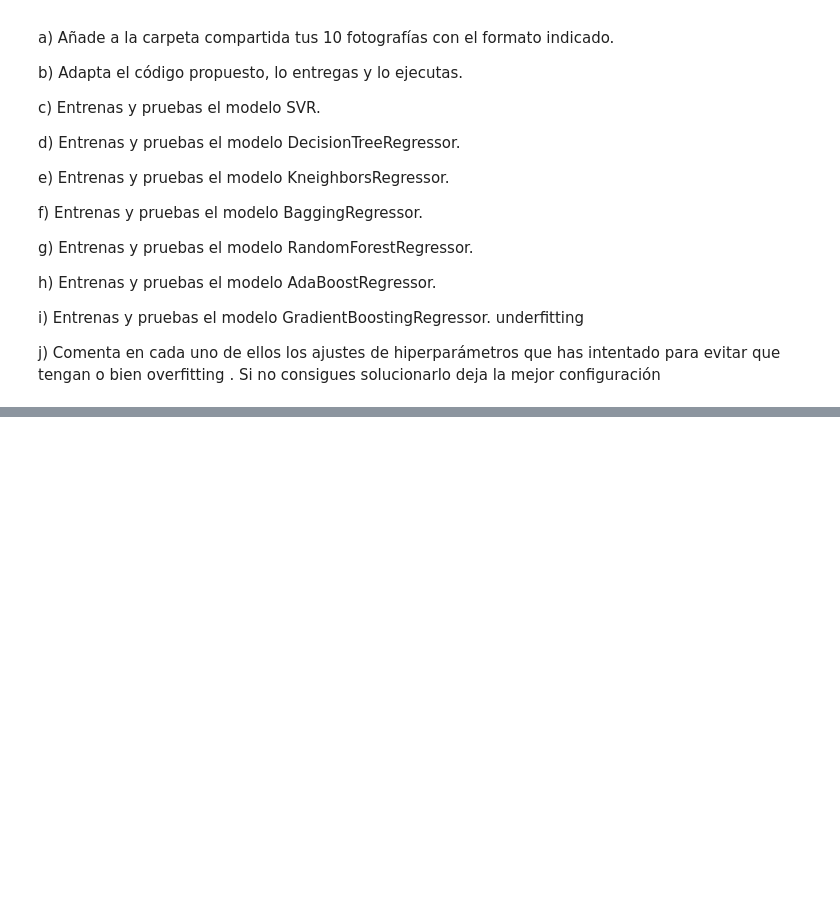
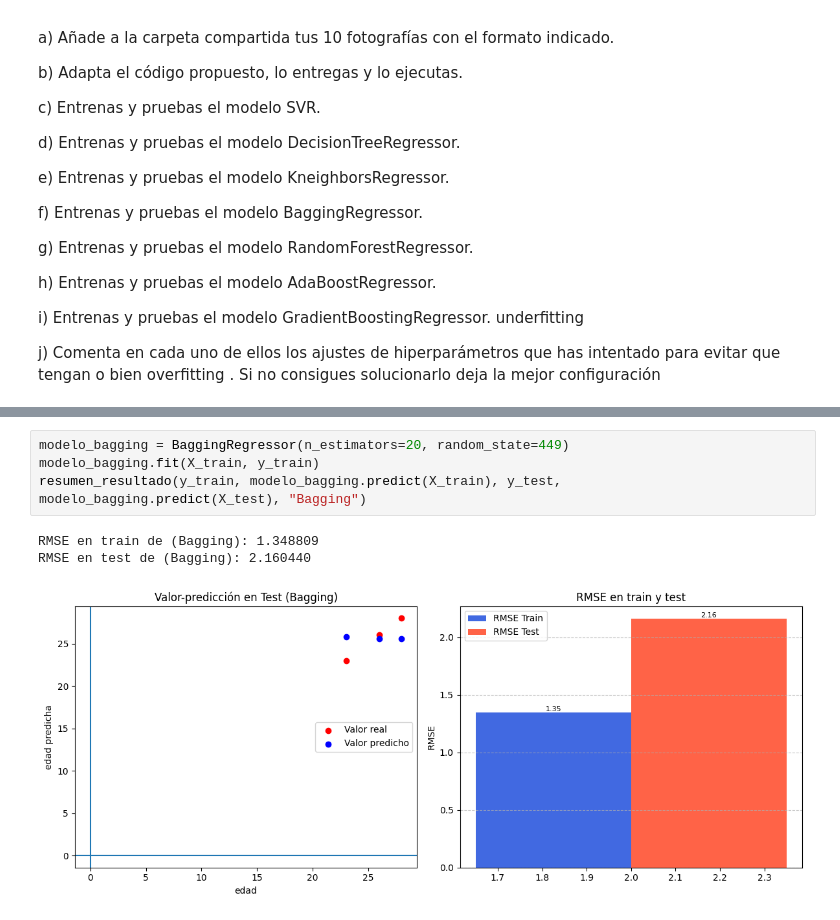
Before and after one commit to SamuehFDEZ/MachineLearning, a Jupyter notebook: saa/U3_AprendizajeSupervisado2/U03-P01-Regresiones/saa_u03_p01_a5-samartlop.ipynb, the cells around one changed output, grey strips where cells are left out. Cells and saved outputs as stored; diff of their text form; blank space fills up the shorter version.

```diff
--- a/saa/U3_AprendizajeSupervisado2/U03-P01-Regresiones/saa_u03_p01_a5-samartlop.ipynb
+++ b/saa/U3_AprendizajeSupervisado2/U03-P01-Regresiones/saa_u03_p01_a5-samartlop.ipynb
@@ -258,0 +337,8 @@ configuración
+# %%
+modelo_bagging = BaggingRegressor(n_estimators=20, random_state=449)
+modelo_bagging.fit(X_train, y_train)
+resumen_resultado(y_train, modelo_bagging.predict(X_train), y_test, modelo_bagging.predict(X_test), "Bagging")
+# %% [output]
+RMSE en train de (Bagging): 1.348809
+RMSE en test de (Bagging): 2.160440
+[figure, added]
```
Also changed, not shown: parts of 8 cells of this notebook, 18 other files.
